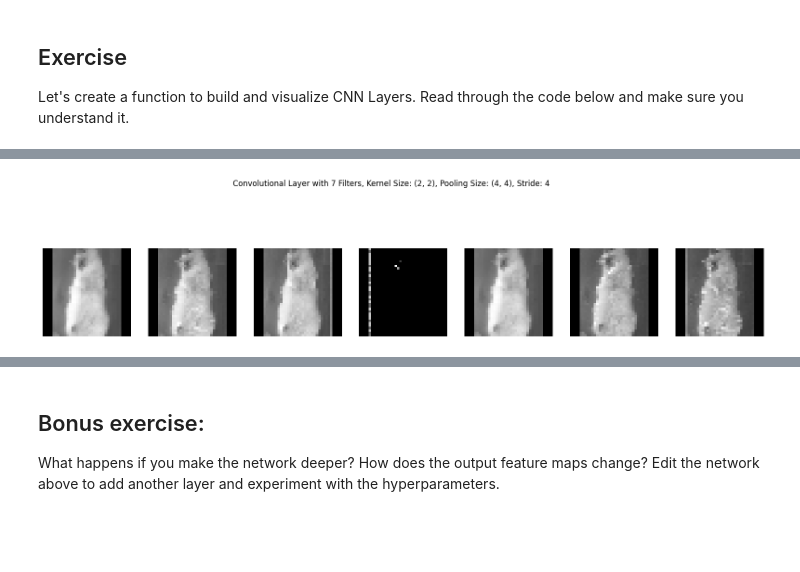
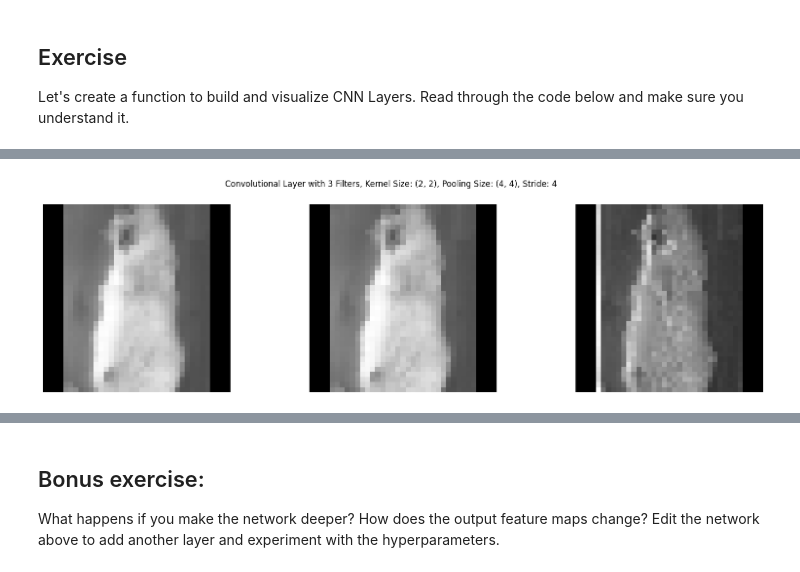
Before and after one commit to SCGlass/deep_learning, a Jupyter notebook: week_3/Exploring_Layer_Effects.ipynb, the cells around one changed output, grey strips where cells are left out. Saved outputs shown, nothing was run; the diff lists cells and outputs as text; code cells hidden in the pictures; blank space fills up the shorter version.

```diff
--- a/week_3/Exploring_Layer_Effects.ipynb
+++ b/week_3/Exploring_Layer_Effects.ipynb
@@ -56,3 +58,3 @@ build_and_visualize_cnn(filters=3,kernel_size=(2, 2), pooling_size=(2, 2), strid
 # %%
-build_and_visualize_cnn(filters=7,kernel_size=(2, 2), pooling_size=(4, 4), stride=4)
+build_and_visualize_cnn(filters=3,kernel_size=(2, 2), pooling_size=(4, 4), stride=4)
 # %% [output]
@@ -60,2 +62,2 @@ build_and_visualize_cnn(filters=7,kernel_size=(2, 2), pooling_size=(4, 4), strid
-[figure, old version]
+[figure, new version]
 # %%
```
Also changed, not shown: parts of 7 cells of this notebook, 1 other file.
